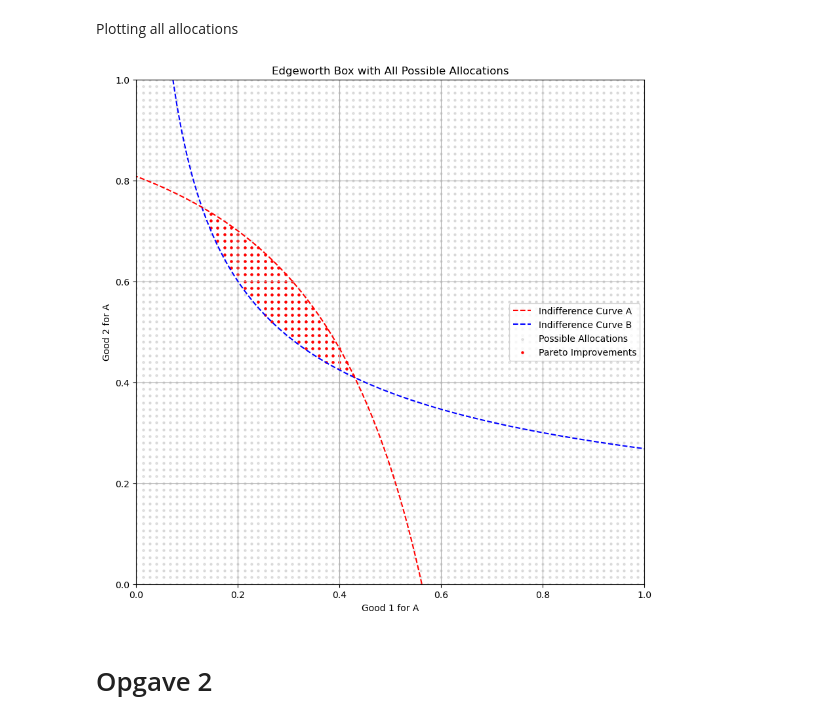
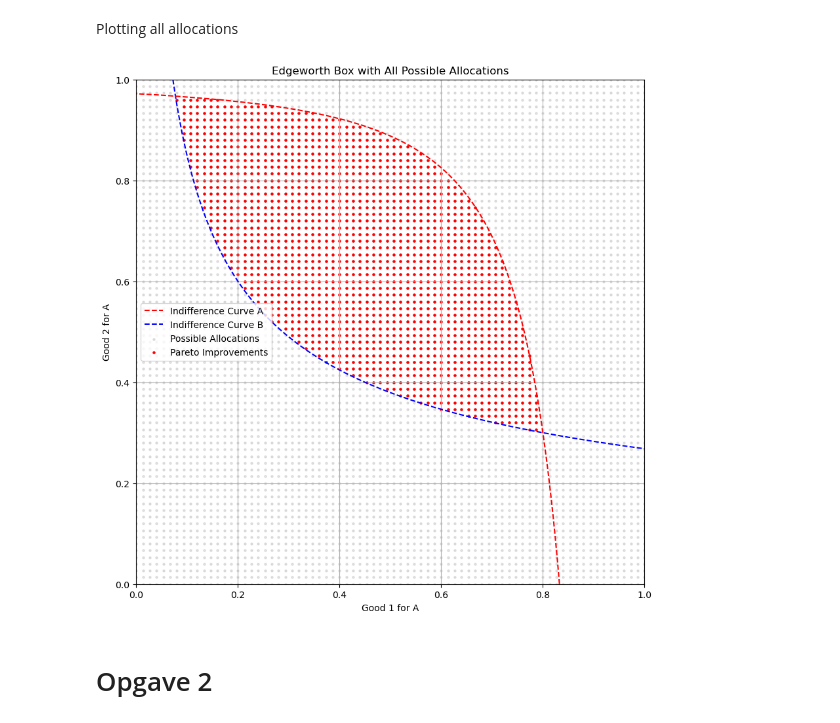
Before and after one commit to NumEconCopenhagen/projects-2024-jacobogmads, a Jupyter notebook: inauguralproject/inauguralproject.ipynb, the cells around one changed output. Saved outputs shown, nothing was run; the diff lists cells and outputs as text; code cells hidden in the pictures.

```diff
--- a/inauguralproject/inauguralproject.ipynb
+++ b/inauguralproject/inauguralproject.ipynb
@@ -18,7 +21,7 @@ omega_B2 = round(1 - omega_A2, 1)
 
 # Initial utility is given by:
 initial_utility_A = utility_A(omega_A1, omega_A2, alpha)
-initial_utility_B = utility_B(1 - omega_A1, 1 - omega_A2, beta)
+initial_utility_B = utility_B(omega_B1, omega_B2, beta)
 print(initial_utility_A)
 print(initial_utility_B)
 # %% [output]
@@ -36,7 +39,7 @@ Filtereing all allocations that are not in the pareto-optimal set:
 pareto_improvements = [] # Laver en tom liste af pareto-fobedringer
 for x1, x2 in allocations:
     utility_A_current = utility_A(x1, x2, alpha) #definerer den nuværende utility
-    utility_B_current = utility_B(x1, x2, beta) # definerer den nuværende utility
+    utility_B_current = utility_B(1-x1, 1-x2, beta) # definerer den nuværende utility
     if utility_A_current >= initial_utility_A and utility_B_current >= initial_utility_B: # hvis den nuværende utility er større end den initiale, gemmes den i listen ved .append-funktionen forneden
         pareto_improvements.append((x1, x2))
 # %% [markdown]
@@ -47,35 +50,35 @@ pareto_x1, pareto_x2 = zip(*pareto_improvements)  # Extracting Pareto improvemen
 all_x1, all_x2 = zip(*allocations)  # Extracting all possible allocations
 
 plt.figure(figsize=(10, 10))
 plt.scatter(all_x1, all_x2, color='grey', s=5, alpha=0.2, label="Possible Allocations")
 plt.scatter(pareto_x1, pareto_x2, color='red', s=5, label="Pareto Improvements")
 
 x1 = np.linspace(0, 1, 100)  # Creates an array of 100 points between 0 and 1
 x2 = np.linspace(0, 1, 100)
 
 
 # Assuming utility_A and utility_B are your utility functions, needing appropriate definitions above
 x1A_grid, x2A_grid = np.meshgrid(x1, x2)
 x1B_grid, x2B_grid = np.meshgrid(1-x1, 1-x2)
 utility_A_grid = utility_A(x1A_grid, x2A_grid, alpha)  # Assuming utility_A takes these parameters
 utility_B_grid = utility_B(x1B_grid, x2B_grid, beta)  # Assuming utility_B takes these parameters
 
 # Indifference curves
 plt.contour(x1A_grid, x2A_grid, utility_A_grid, levels=[initial_utility_A], colors='blue', linestyles='dashed')
-plt.contour(x1B_grid, x2B_grid, utility_B_grid, levels=[initial_utility_B], colors='red', linestyles='dashed')
+plt.contour(1-x1B_grid, 1-x2B_grid, utility_B_grid, levels=[initial_utility_B], colors='red', linestyles='dashed')
 
 # Creating custom legend for contour lines since plt.contour does not support 'label' argument
 red_line = mlines.Line2D([], [], color='red', linestyle='dashed', label='Indifference Curve A')
 blue_line = mlines.Line2D([], [], color='blue', linestyle='dashed', label='Indifference Curve B')
 plt.legend(handles=[red_line, blue_line, plt.scatter([],[], color='grey', s=5, alpha=0.2, label="Possible Allocations"), plt.scatter([],[], color='red', s=5, label="Pareto Improvements")])
 
 plt.xlabel("Good 1 for A")
 plt.ylabel("Good 2 for A")
 plt.title("Edgeworth Box with All Possible Allocations")
 plt.grid(True)
 plt.show()
 # %% [output]
-[figure, old version]
+[figure, new version]
 # %% [markdown]
 # Opgave 2
 # %% [markdown]
```
Also changed, not shown: parts of 32 cells of this notebook, 1 other file.
